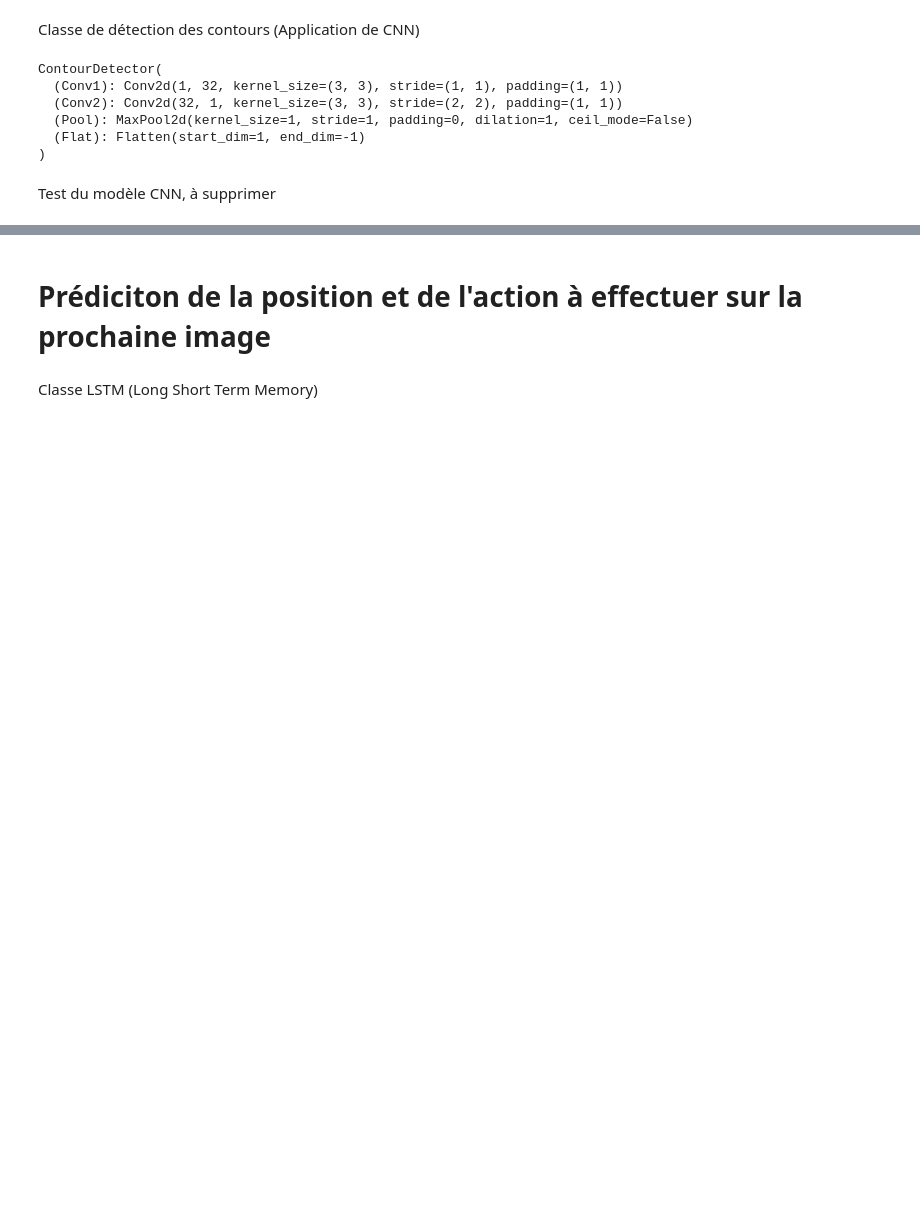
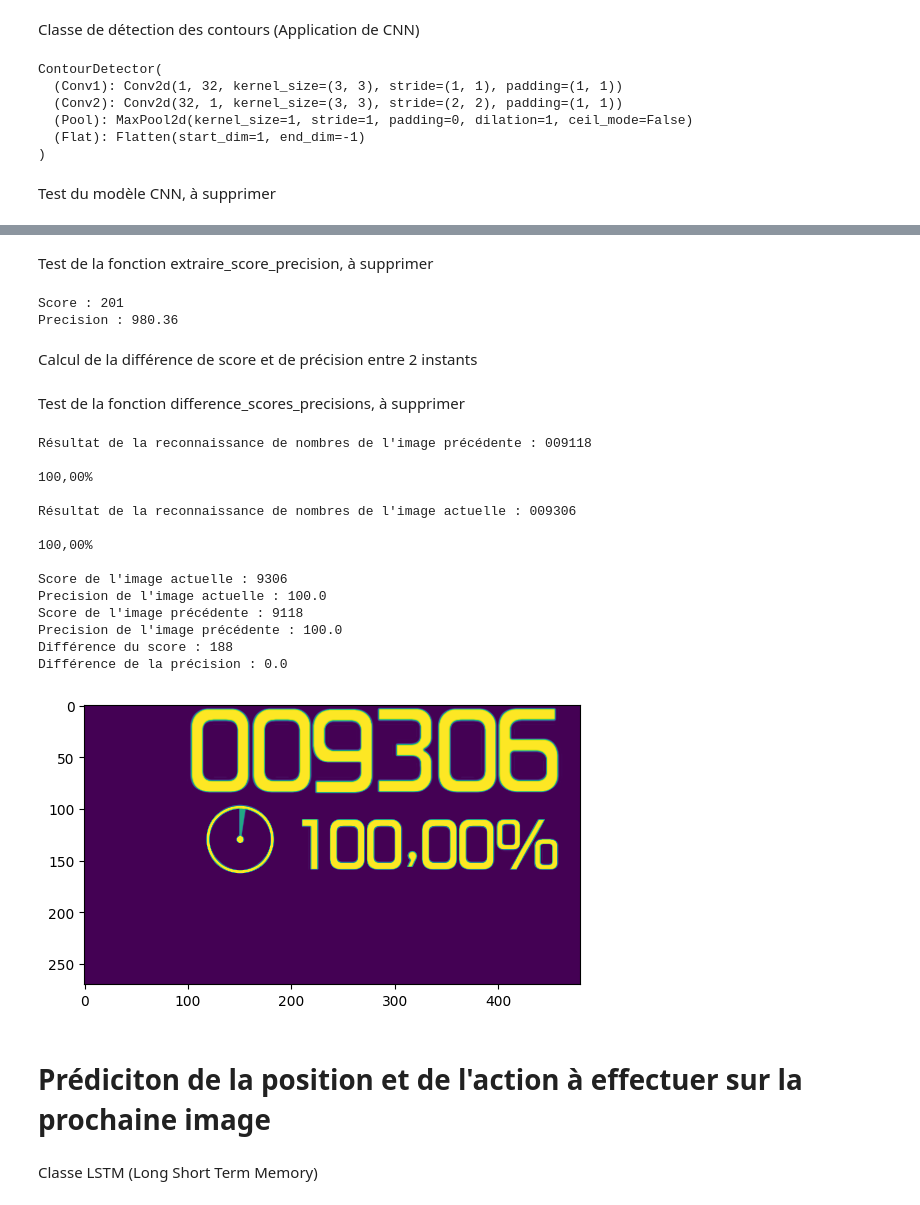
Before and after one commit to elroche/IA_oso_player, a Jupyter notebook: notebooks/model_definition.ipynb, the cells around one changed output, grey strips where cells are left out. Cells and saved outputs as stored; diff of their text form; code cells hidden in the pictures; blank space fills up the shorter version.

```diff
--- a/notebooks/model_definition.ipynb
+++ b/notebooks/model_definition.ipynb
@@ -124,3 +216,79 @@ A supprimer
+# %% [markdown]
+Test de la fonction extraire_score_precision, à supprimer
+# %%
+score, precision = extraire_score_precision(filtered_result)
+print("Score :", score)
+print("Precision :", precision)
+# %% [output]
+Score : 201
+Precision : 980.36
+# %% [markdown]
+Calcul de la différence de score et de précision entre 2 instants
+# %%
+def difference_scores_precisions(filtered_result_precedente, filtered_result_actuelle):
+    # Extraire le score et la précision des prédictions
+    score_precedent, precision_precedente = extraire_score_precision(filtered_result_precedente)
+    score_actuel, precision_actuelle = extraire_score_precision(filtered_result_actuelle)
+
+    # Calculer la différence du score et de la précision
+    difference_score = score_actuel - score_precedent
+    difference_precision = precision_actuelle - precision_precedente
+
+    return difference_score, difference_precision
+# %% [markdown]
+Test de la fonction difference_scores_precisions, à supprimer
+# %%
+# Récupération des screenshots
+screenshots = test_recuperation_image()
+image_precedente = screenshots[-8]
+image_actuelle = screenshots[-1]
+
+# Convertir les screenshots en tableau NumPy
+image_precedente_np = np.array(image_precedente)
+image_actuelle_np = np.array(image_actuelle)
+
+# Convertir les screenshots en objet PIL.Image
+pil_image_precedente = Image.fromarray(image_precedente_np)
+pil_image_actuelle = Image.fromarray(image_actuelle_np)
+
+# Appeler la fonction de détection
+prediction_precedente, region_precedente, filtered_result_precedente = detect_numbers(pil_image_precedente)
+prediction_actuelle, region_actuelle, filtered_result_actuelle = detect_numbers(pil_image_actuelle)
+
+# Afficher les résultats de la fonction de prédiction
+print("Résultat de la reconnaissance de nombres de l'image précédente :", filtered_result_precedente)
+print("Résultat de la reconnaissance de nombres de l'image actuelle :", filtered_result_actuelle)
+
+# Extraction du score et de la précision des prédictions faites sur les images (pas obligatoire car fait dans la fonction extraire_score_precision)
+score_actuel, precision_actuelle = extraire_score_precision(filtered_result_actuelle)
+print("Score de l'image actuelle :", score_actuel)
+print("Precision de l'image actuelle :", precision_actuelle)
+score_precedent, precision_precedente = extraire_score_precision(filtered_result_precedente)
+print("Score de l'image précédente :", score_precedent)
+print("Precision de l'image précédente :", precision_precedente)
+
+# Test de la fonction difference_scores_precisions
+difference_score, difference_precision = difference_scores_precisions(filtered_result_precedente, filtered_result_actuelle)
+
+# Afficher les résultats du test, cad de la différence du score et de la précision entre les deux images
+print("Différence du score :", difference_score)
+print("Différence de la précision :", difference_precision)
+# %% [output]
+Résultat de la reconnaissance de nombres de l'image précédente : 009118
+
+100,00%
+
+Résultat de la reconnaissance de nombres de l'image actuelle : 009306
+
+100,00%
+
+Score de l'image actuelle : 9306
+Precision de l'image actuelle : 100.0
+Score de l'image précédente : 9118
+Precision de l'image précédente : 100.0
+Différence du score : 188
+Différence de la précision : 0.0
+[figure, added]
 # %% [markdown]
 # Prédiciton de la position et de l'action à effectuer sur la prochaine image
 # %% [markdown]
```
Also changed, not shown: parts of 12 cells of this notebook.
